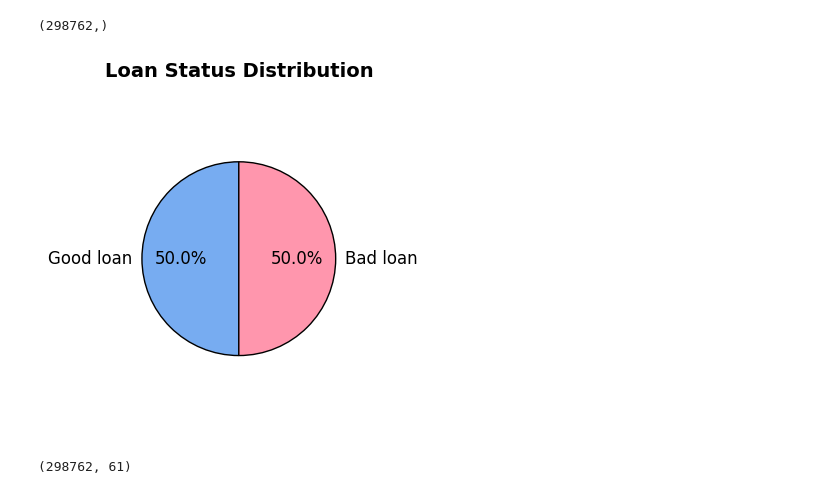
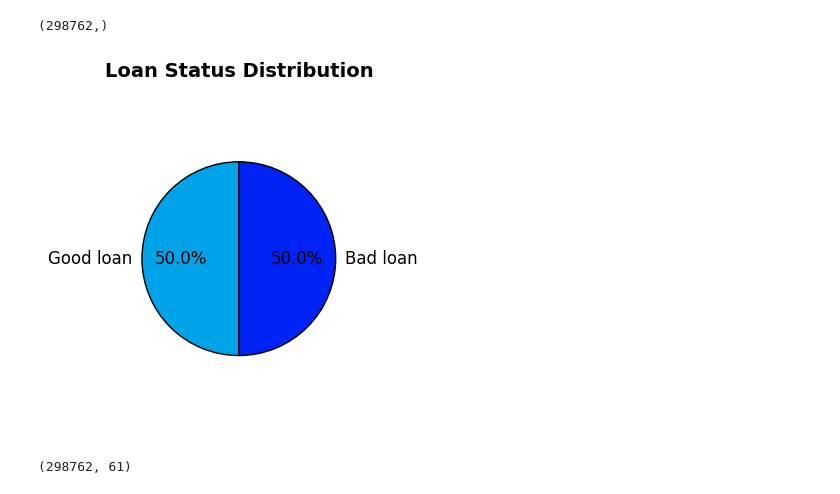
Before and after one commit to RevanzaIfannyA/lending-club-credit-risk-modeling, a Jupyter notebook: LC notebook.ipynb, the cells around one changed output. Drawn from its saved outputs; the diff is of its cells as text; code cells hidden in the pictures.

```diff
--- a/LC notebook.ipynb
+++ b/LC notebook.ipynb
@@ -1247,7 +2035,7 @@ loan_amount_by_status = loan_amount_by_status.sort_values('loan_amnt', ascending
 loan_amount_by_status['status_label'] = loan_amount_by_status['status_bad'].map(status_labels)
 
 # Warna yang sesuai konteks
-colors = ['#2ECC71' if status == 0 else '#E74C3C'
+colors = ['#00A2E8' if status == 0 else '#0023F5'
           for status in loan_amount_by_status['status_bad']]
 
 # Buat plot dengan ukuran yang lebih tinggi
@@ -1344,7 +2134,7 @@ plt.figure(figsize=(12, 8))
 ax = sns.barplot(data=top_states_df,
                  x='count',
                  y='addr_state',
-                 palette='viridis',
+                 palette='Blues_r',
                  edgecolor='black',
                  linewidth=1)
 
@@ -1423,7 +2213,7 @@ plt.figure(figsize=(12, 7))
 ax = sns.barplot(data=region_df,
                  x='count',
                  y='region',
-                 palette='Set2',  # Palette yang baik untuk kategori sedikit
+                 palette='Blues_r',  # Palette yang baik untuk kategori sedikit
                  edgecolor='black',
                  linewidth=1.5,
                  saturation=0.8)
@@ -1511,7 +2303,7 @@ plt.figure(figsize=(14, 10))
 ax = sns.barplot(data=purpose_df,
                  x='count',
                  y='purpose',
-                 palette='viridis_r',  # Reverse viridis untuk highlight tertinggi
+                 palette='Blues_r',  # Reverse viridis untuk highlight tertinggi
                  edgecolor='black',
                  linewidth=1.2,
                  saturation=0.85)
@@ -2087,35 +2883,35 @@ y_train_resampled.shape
 # Count good vs bad loans
 loan_counts = y_train_resampled.value_counts()
 labels = ['Good loan', 'Bad loan']
 sizes = loan_counts.values
-colors = ['#77ACF1', '#FF96AD']  # Green for good, red for bad
+colors = ['#00A2E8', '#0023F5']  # Green for good, red for bad
 
 # Create donut chart
 fig, ax = plt.subplots(figsize=(4, 4), facecolor='none')
 wedges, texts, autotexts = ax.pie(
     sizes,
     labels=labels,
     autopct='%1.1f%%',
     startangle=90,
     colors=colors,
     textprops={'fontsize': 12},
     wedgeprops={'edgecolor': 'black'}
 )
 
 # Add center circle for donut effect
 centre_circle = plt.Circle((0, 0), 0.70, fc='none')
 fig.gca().add_artist(centre_circle)
 
 # Title
 ax.set_title('Loan Status Distribution', fontsize=14, fontweight='bold')
 
 # Equal aspect ratio ensures the pie is circular
 ax.axis('equal')
 
 plt.tight_layout()
 plt.show()
 # %% [output]
-[figure, old version]
+[figure, new version]
 # %%
 scaler = StandardScaler()
 X_train_scaled = scaler.fit_transform(X_train_resampled)
```
Also changed, not shown: parts of 37 cells of this notebook.
